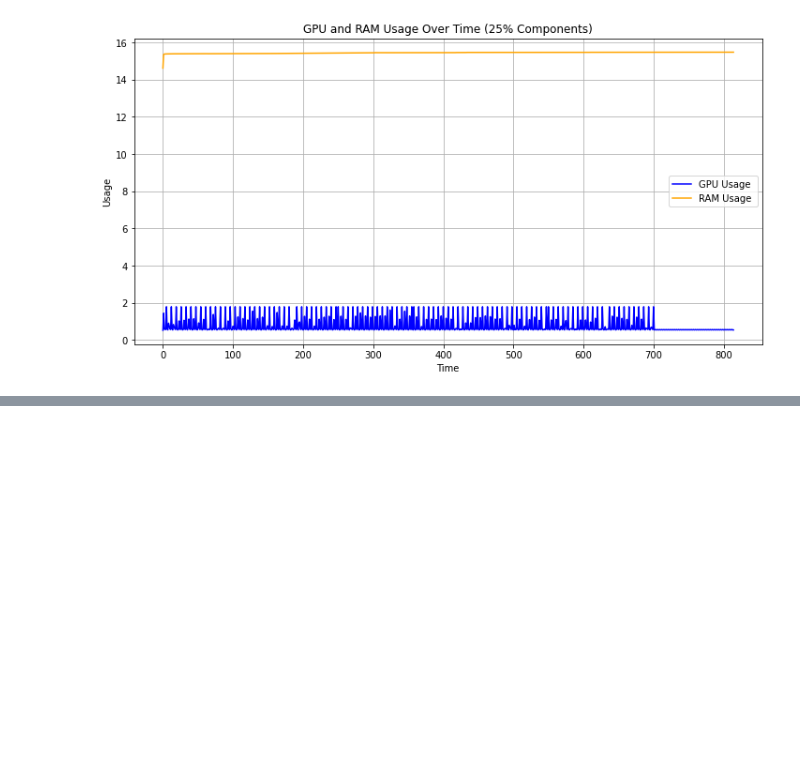
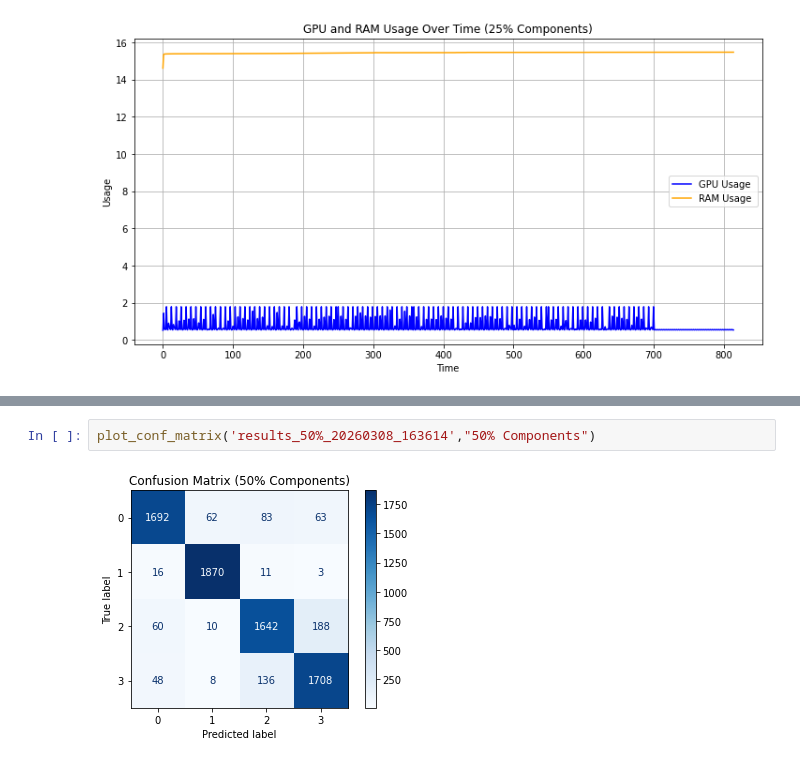
Before and after one commit to Matthew-Elbert/Selective-LoRA-Update-for-Memory-Efficient-LLM-Fine-Tuning, a Jupyter notebook: Gradient_Update/plotting_mem_loss_conf.ipynb, the cells around one changed output, grey strips where cells are left out. Drawn from its saved outputs; the diff is of its cells as text; blank space fills up the shorter version.

```diff
--- a/Gradient_Update/plotting_mem_loss_conf.ipynb
+++ b/Gradient_Update/plotting_mem_loss_conf.ipynb
@@ -87,0 +88,4 @@ plot_conf_matrix('results_25%_20260307_170708',"25% Components")
+# %%
+plot_conf_matrix('results_50%_20260308_163614',"50% Components")
+# %% [output]
+[figure, added]
```
Also changed, not shown: parts of 7 cells of this notebook.
